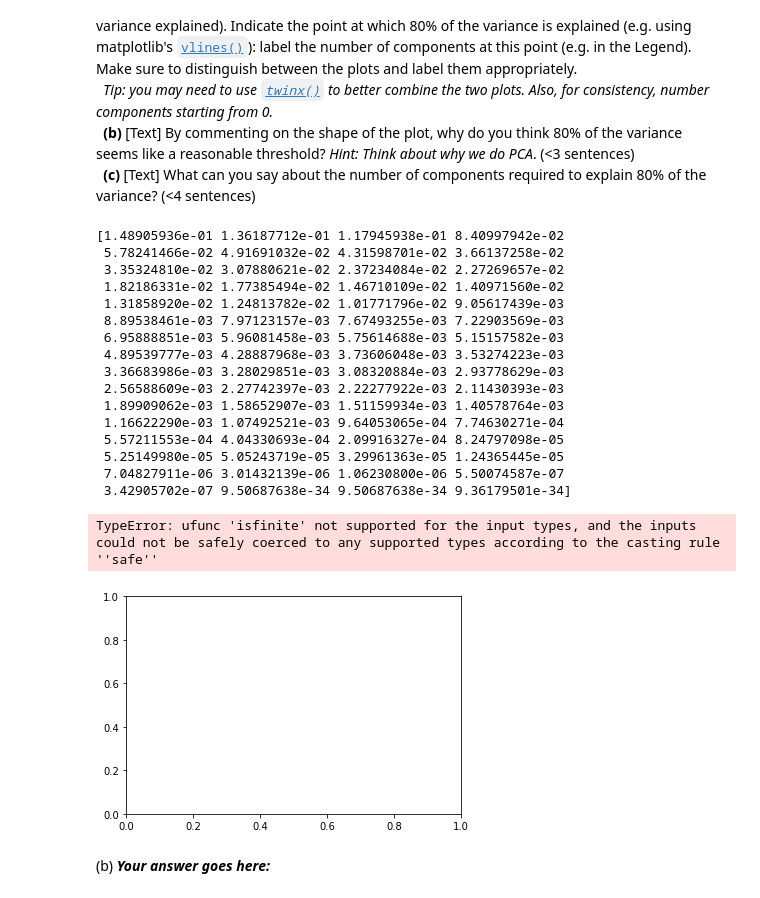
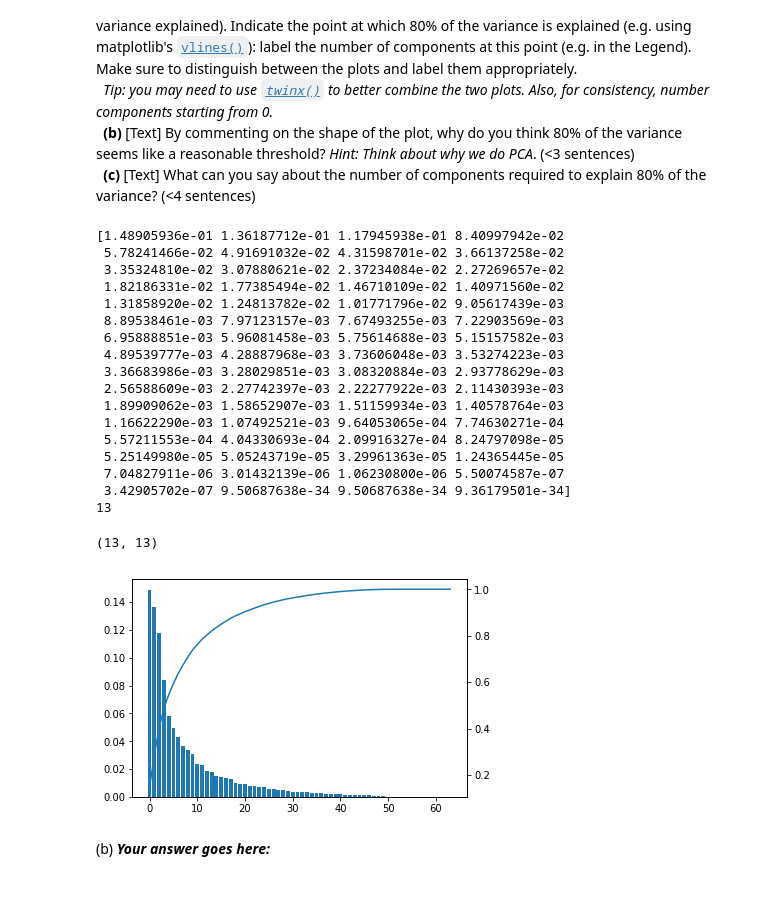
Before and after one commit to ishanparikh/IAML2018, a Jupyter notebook: Assignments/04_B_PCA.ipynb, the cells around one changed output. Saved outputs shown, nothing was run; the diff lists cells and outputs as text; code cells hidden in the pictures.

```diff
--- a/Assignments/04_B_PCA.ipynb
+++ b/Assignments/04_B_PCA.ipynb
@@ -265,33 +265,52 @@ Let us visualise the explained variance by the PCA components. Familiarise yours
 # %%
 #(a) # Your Code goes here:
 # pca = PCA()
 pca = PCA(svd_solver='full')
 pca.fit(data)
+fig, ax1 = plt.subplots()
+
 EVR = np.array(pca.explained_variance_ratio_)
 EVR[::-1].sort()
 print((EVR))
 # sns.barplot(EVR)
-plt.axis([EVR.min, EVR.max, None, None])
-plt.bar(EVR,10)
+# plt.axis([EVR.min, EVR.max, None, None])
+
+plt.bar(np.arange(64),EVR)
+# np.arange/(1,64).shape
+
+ax2 = ax1.twinx()
+ax2.plot(cumsum(EVR))
+cumul = np.array(cumsum(EVR))
+flag =0
+ct =0
+for i in cumul:
+    ct+=1
+    #print(i)
+    if i > .80:
+        flag = ct
+        print(flag)
+        break
+flag
 # %% [output]
 [1.48905936e-01 1.36187712e-01 1.17945938e-01 8.40997942e-02
  5.78241466e-02 4.91691032e-02 4.31598701e-02 3.66137258e-02
  3.35324810e-02 3.07880621e-02 2.37234084e-02 2.27269657e-02
  1.82186331e-02 1.77385494e-02 1.46710109e-02 1.40971560e-02
  1.31858920e-02 1.24813782e-02 1.01771796e-02 9.05617439e-03
  8.89538461e-03 7.97123157e-03 7.67493255e-03 7.22903569e-03
  6.95888851e-03 5.96081458e-03 5.75614688e-03 5.15157582e-03
  4.89539777e-03 4.28887968e-03 3.73606048e-03 3.53274223e-03
  3.36683986e-03 3.28029851e-03 3.08320884e-03 2.93778629e-03
  2.56588609e-03 2.27742397e-03 2.22277922e-03 2.11430393e-03
  1.89909062e-03 1.58652907e-03 1.51159934e-03 1.40578764e-03
  1.16622290e-03 1.07492521e-03 9.64053065e-04 7.74630271e-04
  5.57211553e-04 4.04330693e-04 2.09916327e-04 8.24797098e-05
  5.25149980e-05 5.05243719e-05 3.29961363e-05 1.24365445e-05
  7.04827911e-06 3.01432139e-06 1.06230800e-06 5.50074587e-07
  3.42905702e-07 9.50687638e-34 9.50687638e-34 9.36179501e-34]
+13
-TypeError: ufunc 'isfinite' not supported for the input types, and the inputs could not be safely coerced to any supported types according to the casting rule ''safe''
+(13, 13)
-[figure, old version]
+[figure, new version]
 # %% [markdown]
 (b) ***Your answer goes here:***
 # %% [markdown]
```
Also changed, not shown: parts of 2 cells of this notebook, 2 other files.
